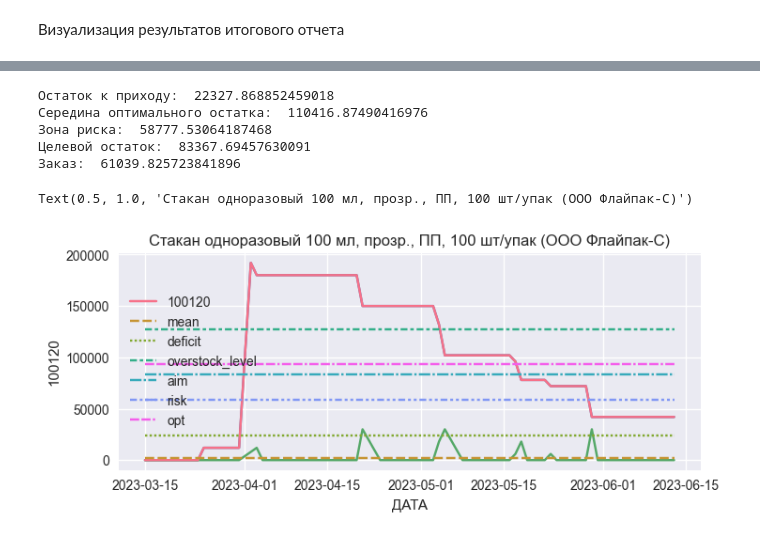
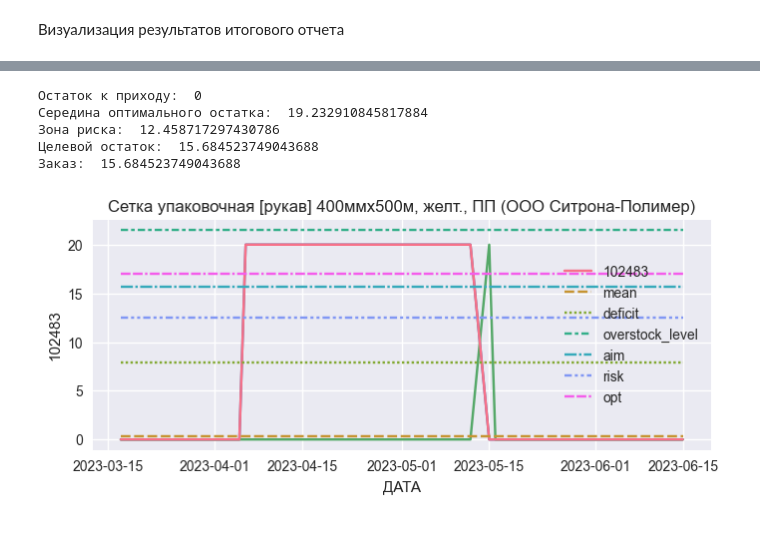
Before and after one commit to killri/sf_data_science, a Jupyter notebook: DS_Mystery/Asia stock management/Asia_stocks.ipynb, the cells around one changed output, grey strips where cells are left out. Drawn from its saved outputs; the diff is of its cells as text; code cells hidden in the pictures.

```diff
--- a/DS_Mystery/Asia stock management/Asia_stocks.ipynb
+++ b/DS_Mystery/Asia stock management/Asia_stocks.ipynb
@@ -1,7 +1,7 @@
 # %% [markdown]
 Выбор региона анализа
 # %%
-region = 'АЛМ'
+region = 'ШМТ'
 # %% [markdown]
 Импорт библиотек
 # %%
@@ -668,57 +679,59 @@ piv_nom[mask][['АРТИКУЛ','ДУБЛИКАТЫ', 'ТОВАР', 'ПРЯМО
 # %%
-art =  100120
-
+art = 102483
 
 regularity_days = 10
 transport_days = 8
 
-art_name = piv_nom[piv_nom['АРТИКУЛ'] == art]['ТОВАР'].iloc[0]
-curr_stock = piv_nom[piv_nom['АРТИКУЛ'] == art]['curr_stock'].iloc[0]
-deficit_level = piv_nom[piv_nom['АРТИКУЛ'] == art]['deficit_level'].iloc[0]
-risk_zone_level = piv_nom[piv_nom['АРТИКУЛ'] == art]['risk_zone_level'].iloc[0]
-optimum_zone_level = piv_nom[piv_nom['АРТИКУЛ'] == art]['optimum_zone_level'].iloc[0]
-overstock_level = piv_nom[piv_nom['АРТИКУЛ'] == art]['overstock_level'].iloc[0]
-mean_level = piv_nom[piv_nom['АРТИКУЛ'] == art]['sales_mean'].iloc[0]
+if piv_nom[piv_nom['АРТИКУЛ'] == art].shape[0]>0:
+    art_name = piv_nom[piv_nom['АРТИКУЛ'] == art]['ТОВАР'].iloc[0]
+    curr_stock = piv_nom[piv_nom['АРТИКУЛ'] == art]['curr_stock'].iloc[0]
+    deficit_level = piv_nom[piv_nom['АРТИКУЛ'] == art]['deficit_level'].iloc[0]
+    risk_zone_level = piv_nom[piv_nom['АРТИКУЛ'] == art]['risk_zone_level'].iloc[0]
+    optimum_zone_level = piv_nom[piv_nom['АРТИКУЛ'] == art]['optimum_zone_level'].iloc[0]
+    overstock_level = piv_nom[piv_nom['АРТИКУЛ'] == art]['overstock_level'].iloc[0]
+    mean_level = piv_nom[piv_nom['АРТИКУЛ'] == art]['sales_mean'].iloc[0]
 
-stock_on_income = max([curr_stock - mean_level*transport_days,0])
-print('Остаток к приходу: ',stock_on_income)
-print('Середина оптимального остатка: ',optimum_zone_level + (overstock_level-optimum_zone_level)/2)
-print('Зона риска: ',risk_zone_level)
+    stock_on_income = max([curr_stock - mean_level*transport_days,0])
+    print('Остаток к приходу: ',stock_on_income)
+    print('Середина оптимального остатка: ',optimum_zone_level + (overstock_level-optimum_zone_level)/2)
+    print('Зона риска: ',risk_zone_level)
 
-aim_stock = risk_zone_level + mean_level*regularity_days
-print('Целевой остаток: ',aim_stock)
-order = aim_stock - stock_on_income
-print('Заказ: ',order)
+    aim_stock = risk_zone_level + mean_level*regularity_days
+    print('Целевой остаток: ',aim_stock)
+    order = aim_stock - stock_on_income
+    print('Заказ: ',order)
 
-fig, ax = plt.subplots(1,1, figsize = [8,3])
-sns.lineplot(table[art].T, ax=ax)
+    fig, ax = plt.subplots(1,1, figsize = [8,3])
+    sns.lineplot(table[art].T, ax=ax)
 
-if art in list(table2.columns):
-    sns.lineplot(table2[art].T, ax=ax)
-line = pd.DataFrame(table[art].T.copy())
+    if art in list(table2.columns):
+        sns.lineplot(table2[art].T, ax=ax)
+    line = pd.DataFrame(table[art].T.copy())
 
 
-std_level = (mean_level + 3*table2.describe().T.loc[art]['std'])
+    std_level = (mean_level + 3*table2.describe().T.loc[art]['std'])
 
-line['mean'] = mean_level
-line['deficit'] = deficit_level
-line['overstock_level'] = piv_nom[piv_nom['АРТИКУЛ']== art]['overstock_level'].iloc[0]
-line['aim'] = aim_stock
-line['risk'] = risk_zone_level
-line['opt'] = optimum_zone_level
+    line['mean'] = mean_level
+    line['deficit'] = deficit_level
+    line['overstock_level'] = piv_nom[piv_nom['АРТИКУЛ']== art]['overstock_level'].iloc[0]
+    line['aim'] = aim_stock
+    line['risk'] = risk_zone_level
+    line['opt'] = optimum_zone_level
 
 
-sns.lineplot(line, ax=ax)
+    sns.lineplot(line, ax=ax)
 
-ax.set_title(art_name)
+    ax.set_title(art_name)
+
+else:
+    print('Артикул в регионе без движения и остатков')
 # %% [output]
-Остаток к приходу:  22327.868852459018
-Середина оптимального остатка:  110416.87490416976
-Зона риска:  58777.53064187468
-Целевой остаток:  83367.69457630091
-Заказ:  61039.825723841896
+Остаток к приходу:  0
+Середина оптимального остатка:  19.232910845817884
+Зона риска:  12.458717297430786
+Целевой остаток:  15.684523749043688
+Заказ:  15.684523749043688
-Text(0.5, 1.0, 'Стакан одноразовый 100 мл, прозр., ПП, 100 шт/упак (ООО Флайпак-С)')
-[figure, old version]
+[figure, new version]
 # %%
 #Nomen[Nomen['АРТИКУЛ'] == art]
 # %%
```
Also changed, not shown: parts of 7 cells of this notebook, 44 other files.
